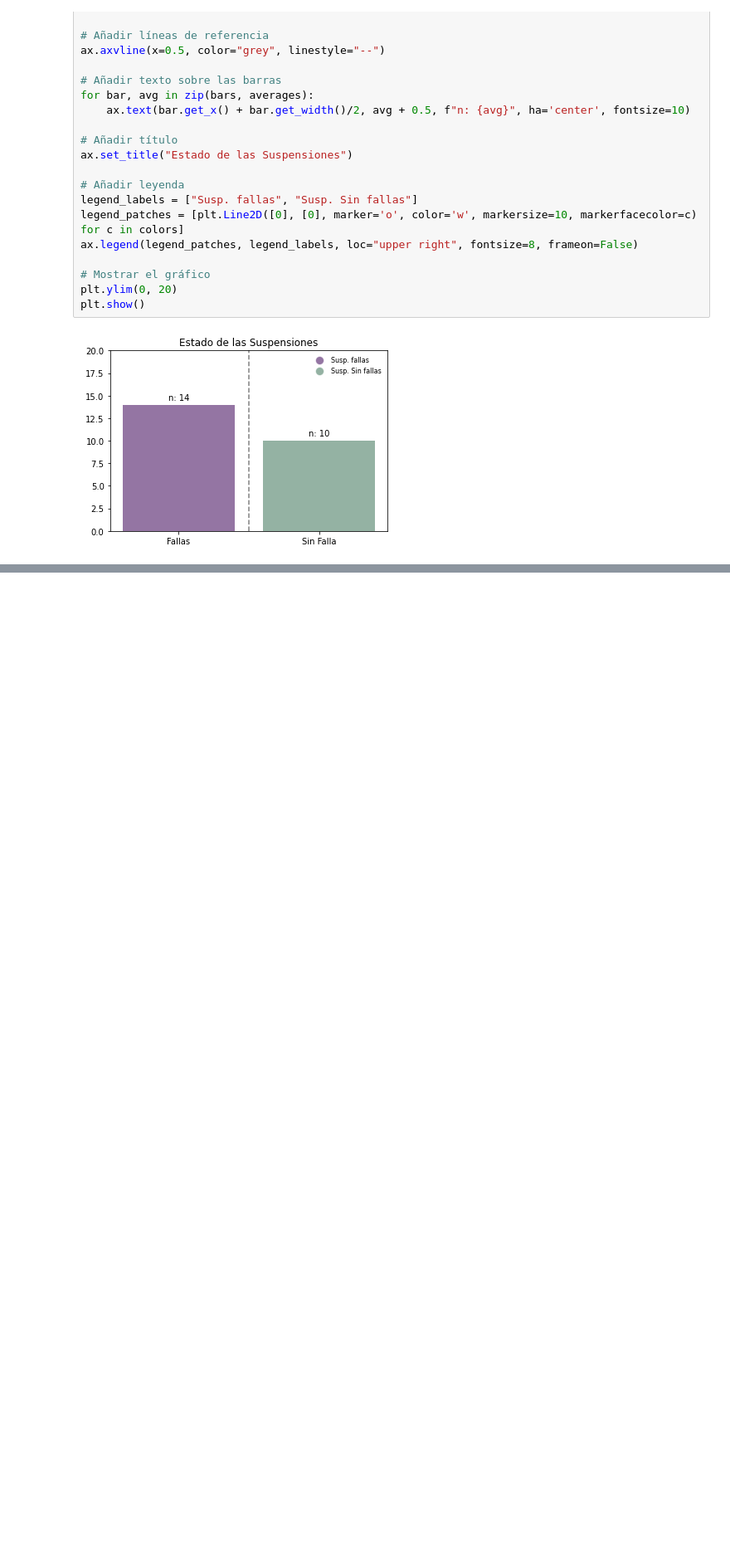
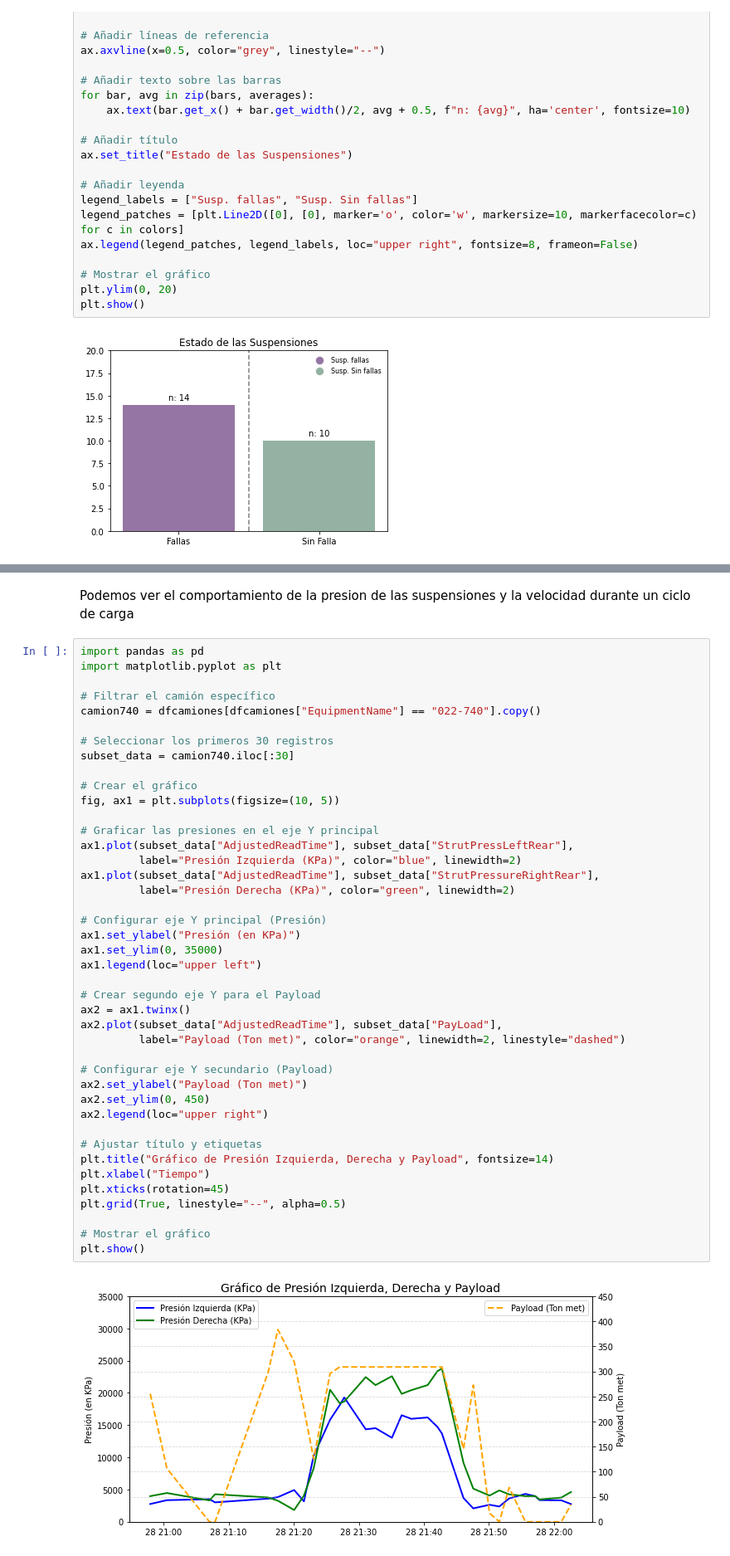
Before and after one commit to Iaibanez/jbook_ml202510, a Jupyter notebook: _sources/notebooks.ipynb, the cells around one changed output, grey strips where cells are left out. Shown at 83% size. Cells and saved outputs as stored; diff of their text form; blank space fills up the shorter version.

```diff
--- a/_sources/notebooks.ipynb
+++ b/_sources/notebooks.ipynb
@@ -105,0 +233,46 @@ plt.show()
+# %% [markdown]
+Podemos ver el comportamiento de la presion de las suspensiones y la velocidad durante un ciclo de carga
+# %%
+import pandas as pd
+import matplotlib.pyplot as plt
+
+# Filtrar el camión específico
+camion740 = dfcamiones[dfcamiones["EquipmentName"] == "022-740"].copy()
+
+# Seleccionar los primeros 30 registros
+subset_data = camion740.iloc[:30]
+
+# Crear el gráfico
+fig, ax1 = plt.subplots(figsize=(10, 5))
+
+# Graficar las presiones en el eje Y principal
+ax1.plot(subset_data["AdjustedReadTime"], subset_data["StrutPressLeftRear"],
+         label="Presión Izquierda (KPa)", color="blue", linewidth=2)
+ax1.plot(subset_data["AdjustedReadTime"], subset_data["StrutPressureRightRear"],
+         label="Presión Derecha (KPa)", color="green", linewidth=2)
+
+# Configurar eje Y principal (Presión)
+ax1.set_ylabel("Presión (en KPa)")
+ax1.set_ylim(0, 35000)
+ax1.legend(loc="upper left")
+
+# Crear segundo eje Y para el Payload
+ax2 = ax1.twinx()
+ax2.plot(subset_data["AdjustedReadTime"], subset_data["PayLoad"],
+         label="Payload (Ton met)", color="orange", linewidth=2, linestyle="dashed")
+
+# Configurar eje Y secundario (Payload)
+ax2.set_ylabel("Payload (Ton met)")
+ax2.set_ylim(0, 450)
+ax2.legend(loc="upper right")
+
+# Ajustar título y etiquetas
+plt.title("Gráfico de Presión Izquierda, Derecha y Payload", fontsize=14)
+plt.xlabel("Tiempo")
+plt.xticks(rotation=45)
+plt.grid(True, linestyle="--", alpha=0.5)
+
+# Mostrar el gráfico
+plt.show()
+# %% [output]
+[figure, added]
```
Also changed, not shown: parts of 12 cells of this notebook, 6 other files.
